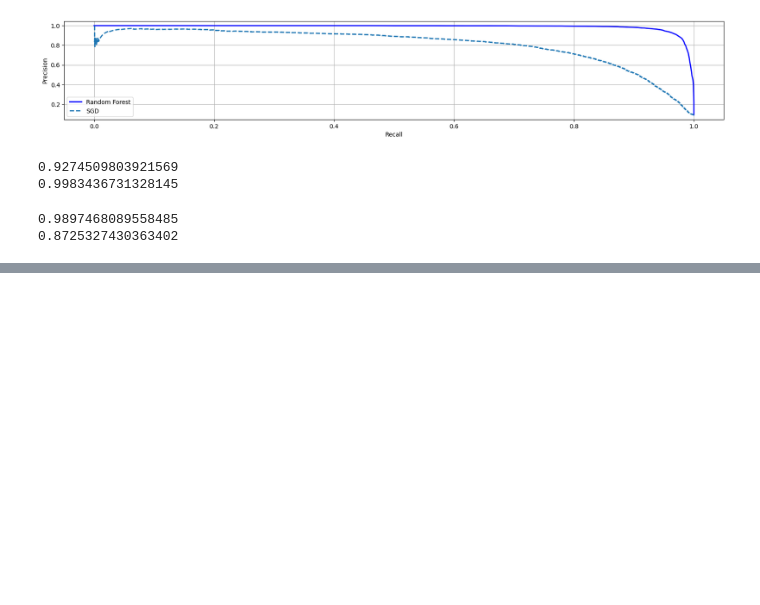
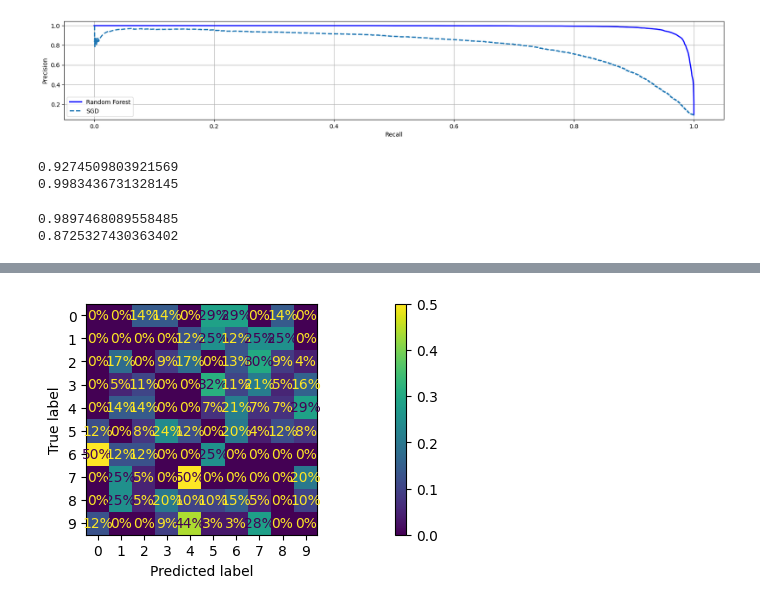
Before and after one commit to SanriGirdabi/Machine-Learning-Series, a Jupyter notebook: Classification/MNIST.ipynb, the cells around one changed output, grey strips where cells are left out. Drawn from its saved outputs; the diff is of its cells as text; code cells hidden in the pictures; blank space fills up the shorter version.

```diff
--- a/Classification/MNIST.ipynb
+++ b/Classification/MNIST.ipynb
@@ -220,0 +292,10 @@ array([0.89, 0.01, 0.04, ..., 0.98, 0.08, 0.06])
+# %%
+# We've excluded the correct predictions! It's normalized by row!
+
+sample_weight = (y_train_pred != y_train[:2000])
+ConfusionMatrixDisplay.from_predictions(y_train[:2000], y_train_pred,
+                                        sample_weight=sample_weight,
+                                        normalize="true", values_format=".0%")
+plt.show()
+# %% [output]
+[figure, added]
```
Also changed, not shown: parts of 20 cells of this notebook, 1 other file.
